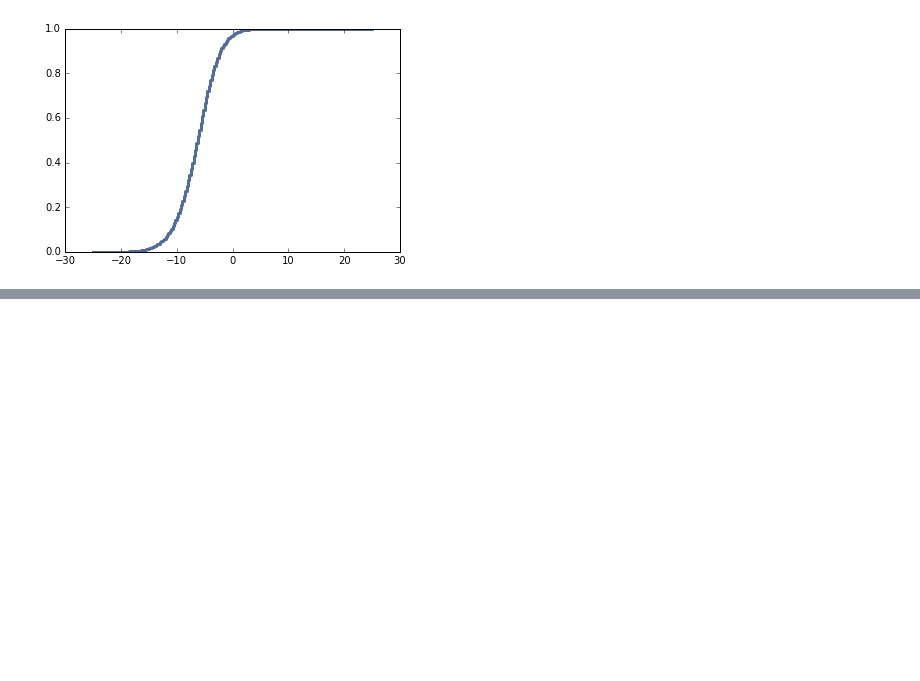
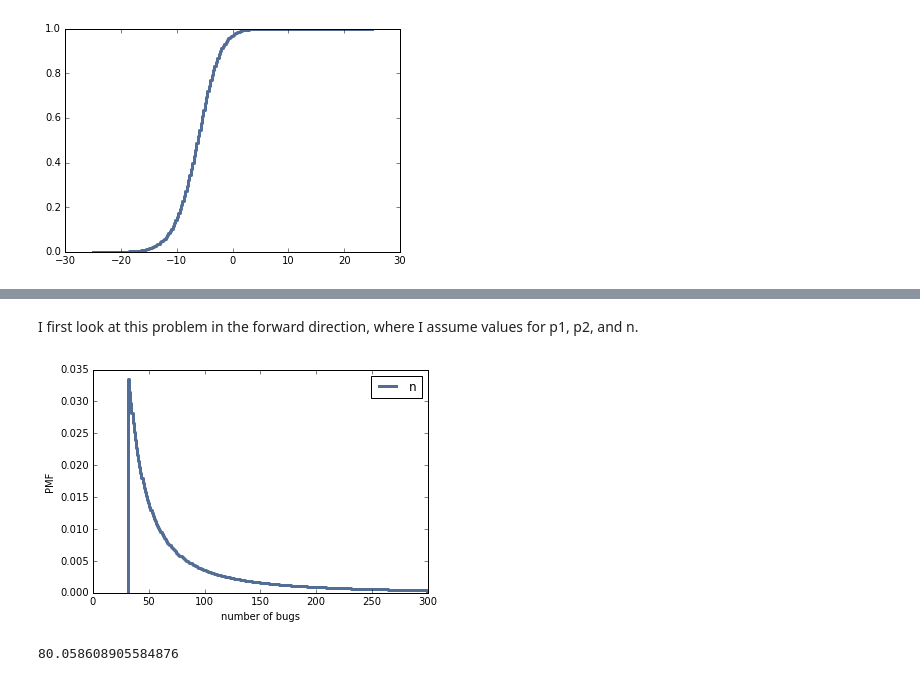
Before and after one commit to umadesai/ThinkBayes2, a Jupyter notebook: code/Report-03.ipynb, the cells around one changed output, grey strips where cells are left out. Saved outputs shown, nothing was run; the diff lists cells and outputs as text; code cells hidden in the pictures; blank space fills up the shorter version.

Commit message:
adding problems

```diff
--- a/code/Report-03.ipynb
+++ b/code/Report-03.ipynb
@@ -163,0 +238,60 @@ thinkplot.Cdf(sigma_difference.MakeCdf())
+# %% [markdown]
+I first look at this problem in the forward direction, where I assume values for p1, p2, and n.
+# %%
+# probabilities of finding a bug for each tester
+p1 = 0.2
+p2 = 0.1
+# total number of bugs
+n = 100
+# if random number between 0 and 1 is less than the probability of tester finding the bug,
+# add a true to a vector of booleans
+k1_vector = np.random.random(n) < p1
+k2_vector = np.random.random(n) < p2
+# sums the number of True values in each vector
+k1 = np.sum(k1_vector)
+k2 = np.sum(k2_vector)
+# takes the sum of the number of overlapping values between the two vectors
+c = np.sum(k1_vector & k2_vector)
+print(c)
+# %%
+class Bugs(Suite, Joint):
+    """Produces the Bayesian estimate about the number of errors based on the data."""
+    def Likelihood(self, data, hypo):
+        """Computes the likelihood of the data under the hypothesis.
+        k1 = bugs found by tester 1
+        k2 = bugs found by tester 2
+        c = overlapping bugs found
+        n = actual number of bugs
+        p1 = probability of tester 1 finding bug
+        p2 = probability of tester 2 finding bug
+        """
+        k1, k2, c = data
+        n, p1, p2 = hypo
+        like1 = stats.binom.pmf(k1, n, p1)
+        like2 = stats.binom.pmf(k2, n, p2)
+        likes = like1 * like2
+        return likes
+
+# at least 32 different bugs have been found
+bugs = range(32,300)
+p1errors = np.linspace(0, 1, 101)
+p2errors = np.linspace(0, 1, 101)
+
+params = [(n, p1, p2)
+         for n in bugs
+         for p1 in p1errors
+         for p2 in p2errors]
+
+data = (20, 15, 3)
+suite = Bugs(params)
+suite.Update(data)
+n_marginal = suite.Marginal(0)
+thinkplot.Pmf(n_marginal, label='n')
+thinkplot.Config(xlabel='number of bugs',
+                   ylabel='PMF')
+# %% [output]
+[figure, added]
+# %%
+n_marginal.Mean()
+# %% [output]
+80.058608905584876
```
Also changed, not shown: parts of 32 cells of this notebook.
